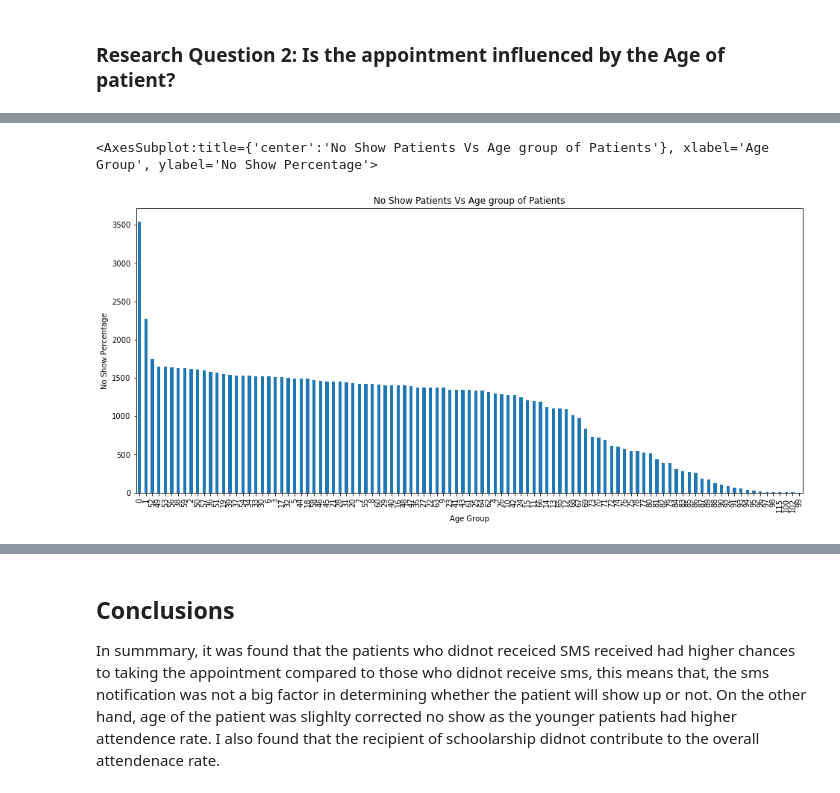
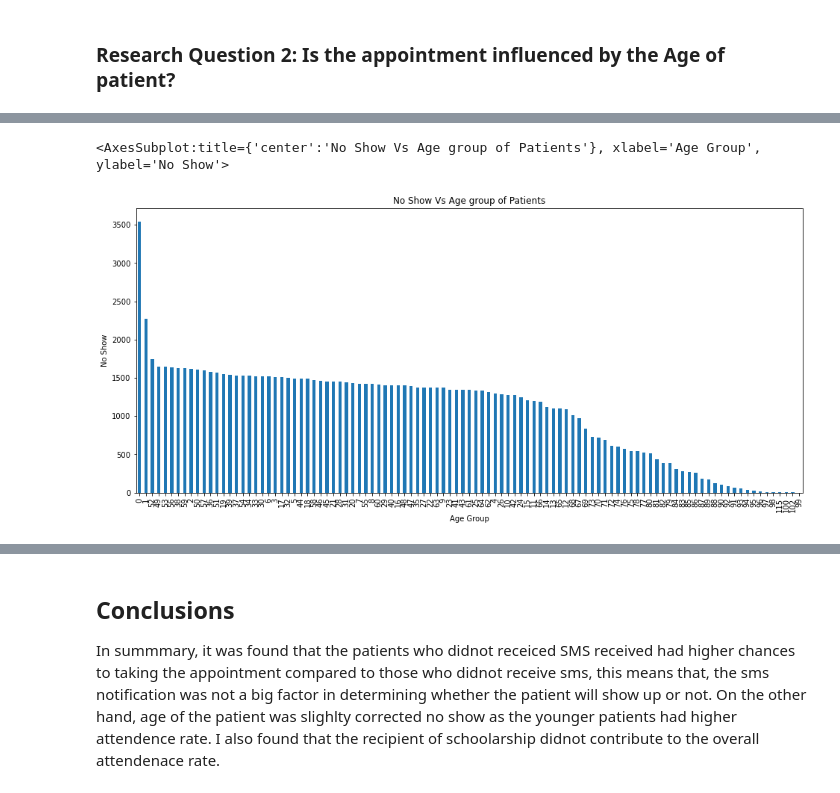
Before and after one commit to iampeterndumba/Investigate-a-Dataset--Medical-Appointment-No-Shows, a Jupyter notebook: Investigate a Dataset/investigate-a-dataset.ipynb, the cells around one changed output, grey strips where cells are left out. Cells and saved outputs as stored; diff of their text form; code cells hidden in the pictures.

```diff
--- a/Investigate a Dataset/investigate-a-dataset.ipynb
+++ b/Investigate a Dataset/investigate-a-dataset.ipynb
@@ -211,9 +213,9 @@ df["Age"].plot(kind="hist")
 # %%
-#Age bar chat
-plt.title('No Show Patients Vs Age group of Patients')
+#plotting Age value
+plt.title('No Show Vs Age group of Patients')
 plt.xlabel('Age Group')
-plt.ylabel('No Show Percentage');
+plt.ylabel('No Show');
 df["Age"].value_counts().plot(kind="bar",figsize=(16,7))
 # %% [output]
-<AxesSubplot:title={'center':'No Show Patients Vs Age group of Patients'}, xlabel='Age Group', ylabel='No Show Percentage'>
+<AxesSubplot:title={'center':'No Show Vs Age group of Patients'}, xlabel='Age Group', ylabel='No Show'>
-[figure, old version]
+[figure, new version]
```
Also changed, not shown: parts of 6 cells of this notebook.
